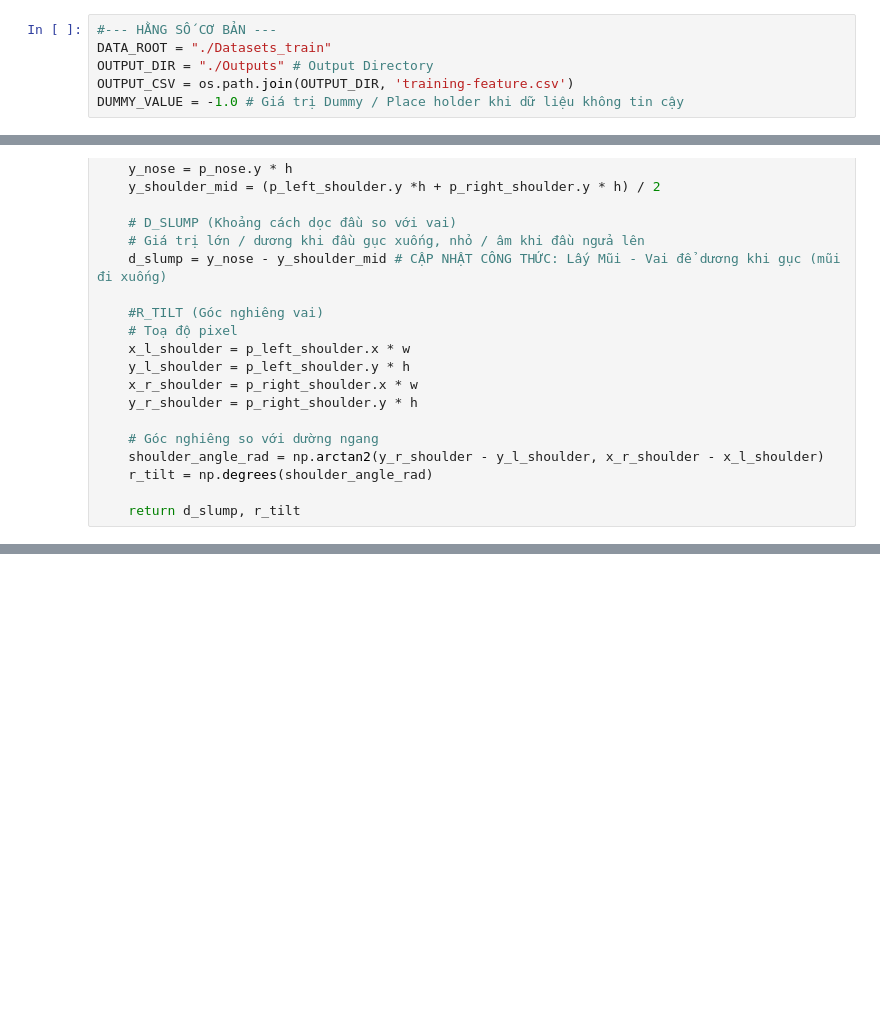
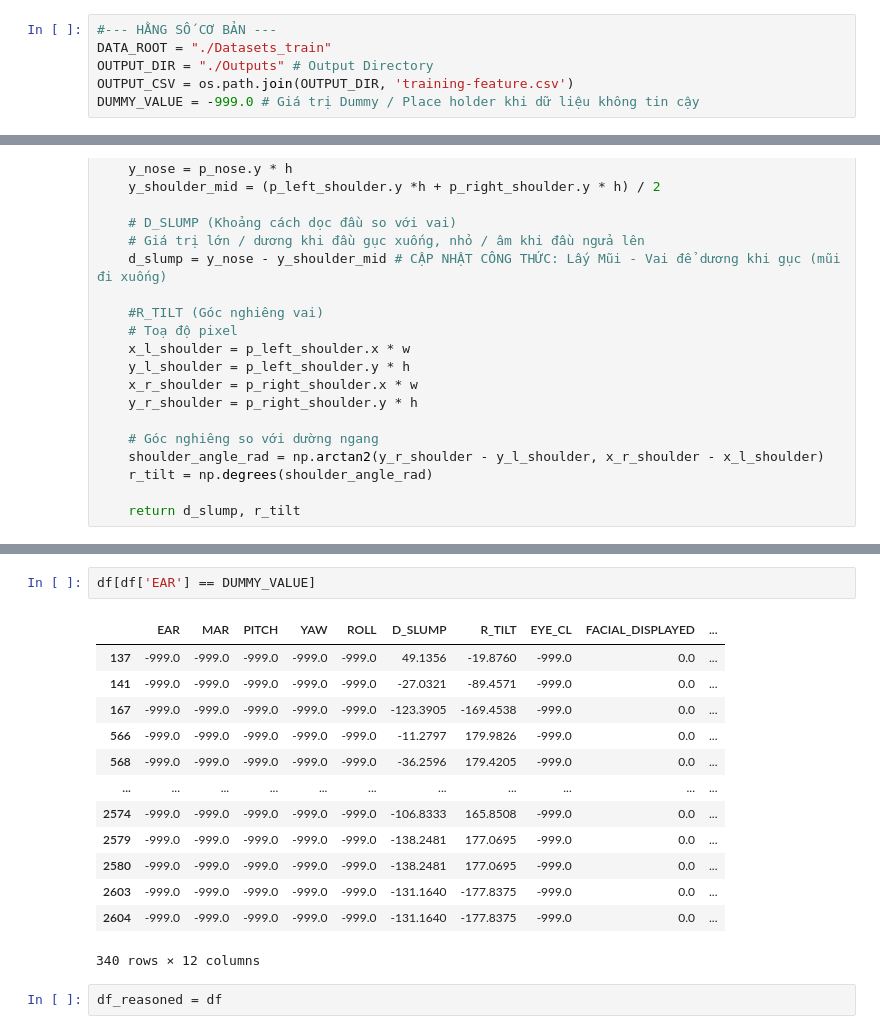
Before and after one commit to Lewis-Walter-K/AI_Drowsiness_Detection, a Jupyter notebook: collect_data.ipynb, the cells around one changed output, grey strips where cells are left out. Saved outputs shown, nothing was run; the diff lists cells and outputs as text; blank space fills up the shorter version.

```diff
--- a/collect_data.ipynb
+++ b/collect_data.ipynb
@@ -16,7 +16,7 @@ from scipy.spatial import distance as dist #Sử dụng spicy để tính các C
 DATA_ROOT = "./Datasets_train"
 OUTPUT_DIR = "./Outputs" # Output Directory
 OUTPUT_CSV = os.path.join(OUTPUT_DIR, 'training-feature.csv')
-DUMMY_VALUE = -1.0 # Giá trị Dummy / Place holder khi dữ liệu không tin cậy
+DUMMY_VALUE = -999.0 # Giá trị Dummy / Place holder khi dữ liệu không tin cậy
 # %%
 #--- 1. Chỉ mục Mediapipe ---
 RIGHT_EYE_INDICES = [33, 160, 158, 133, 153, 144]
@@ -407,0 +757,18 @@ df
+# %%
+df[df['EAR'] == DUMMY_VALUE]
+# %% [output]
+|  | EAR | MAR | PITCH | YAW | ROLL | D_SLUMP | R_TILT | EYE_CL | FACIAL_DISPLAYED | ... |
+| 137 | -999.0 | -999.0 | -999.0 | -999.0 | -999.0 | 49.1356 | -19.8760 | -999.0 | 0.0 | ... |
+| 141 | -999.0 | -999.0 | -999.0 | -999.0 | -999.0 | -27.0321 | -89.4571 | -999.0 | 0.0 | ... |
+| 167 | -999.0 | -999.0 | -999.0 | -999.0 | -999.0 | -123.3905 | -169.4538 | -999.0 | 0.0 | ... |
+| 566 | -999.0 | -999.0 | -999.0 | -999.0 | -999.0 | -11.2797 | 179.9826 | -999.0 | 0.0 | ... |
+| 568 | -999.0 | -999.0 | -999.0 | -999.0 | -999.0 | -36.2596 | 179.4205 | -999.0 | 0.0 | ... |
+| ... | ... | ... | ... | ... | ... | ... | ... | ... | ... | ... |
+| 2574 | -999.0 | -999.0 | -999.0 | -999.0 | -999.0 | -106.8333 | 165.8508 | -999.0 | 0.0 | ... |
+| 2579 | -999.0 | -999.0 | -999.0 | -999.0 | -999.0 | -138.2481 | 177.0695 | -999.0 | 0.0 | ... |
+| 2580 | -999.0 | -999.0 | -999.0 | -999.0 | -999.0 | -138.2481 | 177.0695 | -999.0 | 0.0 | ... |
+| 2603 | -999.0 | -999.0 | -999.0 | -999.0 | -999.0 | -131.1640 | -177.8375 | -999.0 | 0.0 | ... |
+| 2604 | -999.0 | -999.0 | -999.0 | -999.0 | -999.0 | -131.1640 | -177.8375 | -999.0 | 0.0 | ... |
+340 rows × 12 columns
+# %%
+df_reasoned = df
```
Also changed, not shown: parts of 13 cells of this notebook, 6 other files.
